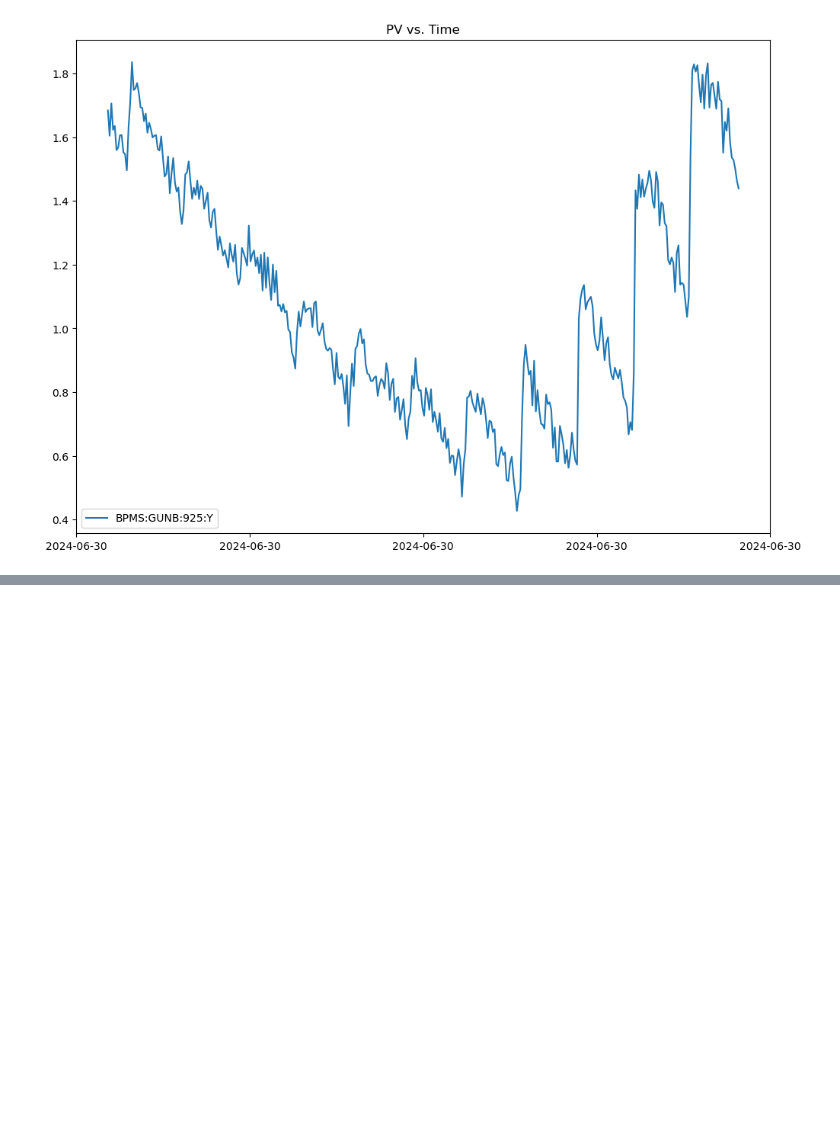
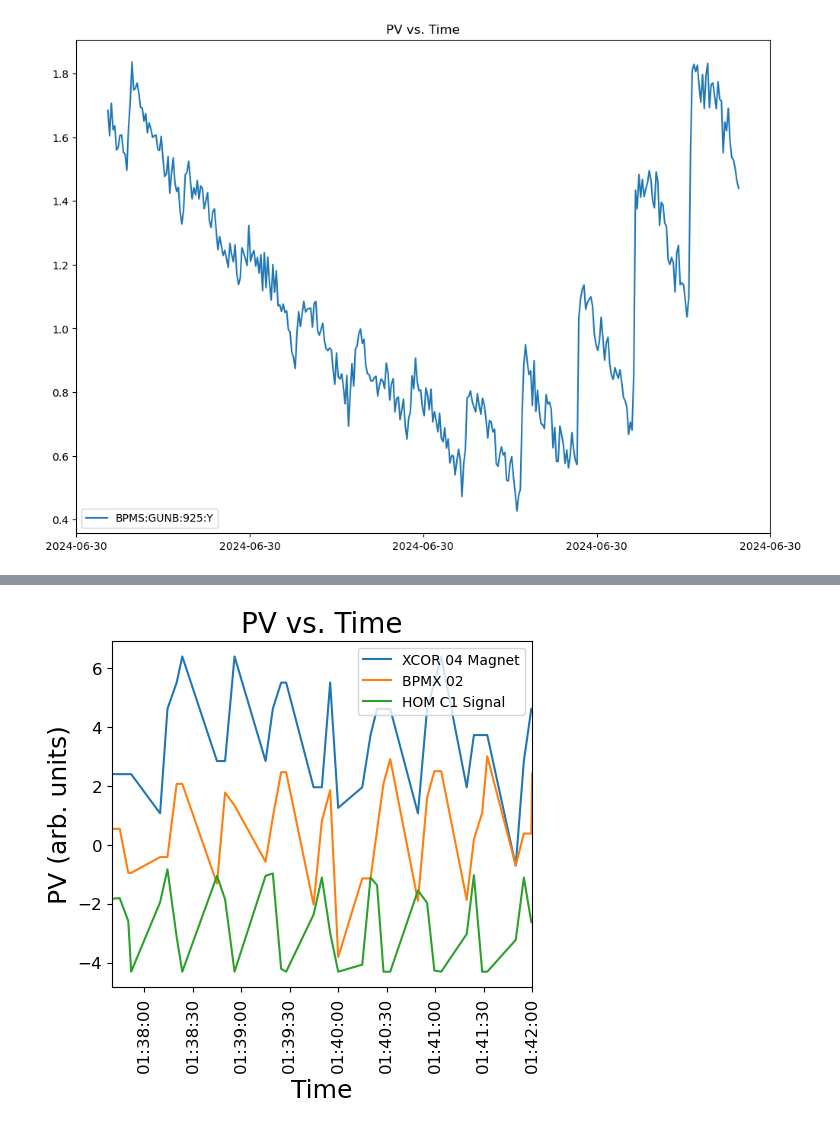
Before and after one commit to jpgtordilla/hombom24, a Jupyter notebook: archive-analysis/lcls-tools-plots/charge_separated_plots/dev_find_timeseries_lcls.ipynb, the cells around one changed output, grey strips where cells are left out. Saved outputs shown, nothing was run; the diff lists cells and outputs as text; code cells hidden in the pictures; blank space fills up the shorter version.

```diff
--- a/archive-analysis/lcls-tools-plots/charge_separated_plots/dev_find_timeseries_lcls.ipynb
+++ b/archive-analysis/lcls-tools-plots/charge_separated_plots/dev_find_timeseries_lcls.ipynb
@@ -74,0 +133,4 @@ for x in range(4):
+# %%
+plot_bunch_scan(pv_list_x, path_list_x, label_list_x)
+# %% [output]
+[figure, added]
```
Also changed, not shown: parts of 3 cells of this notebook, 7 other files.
